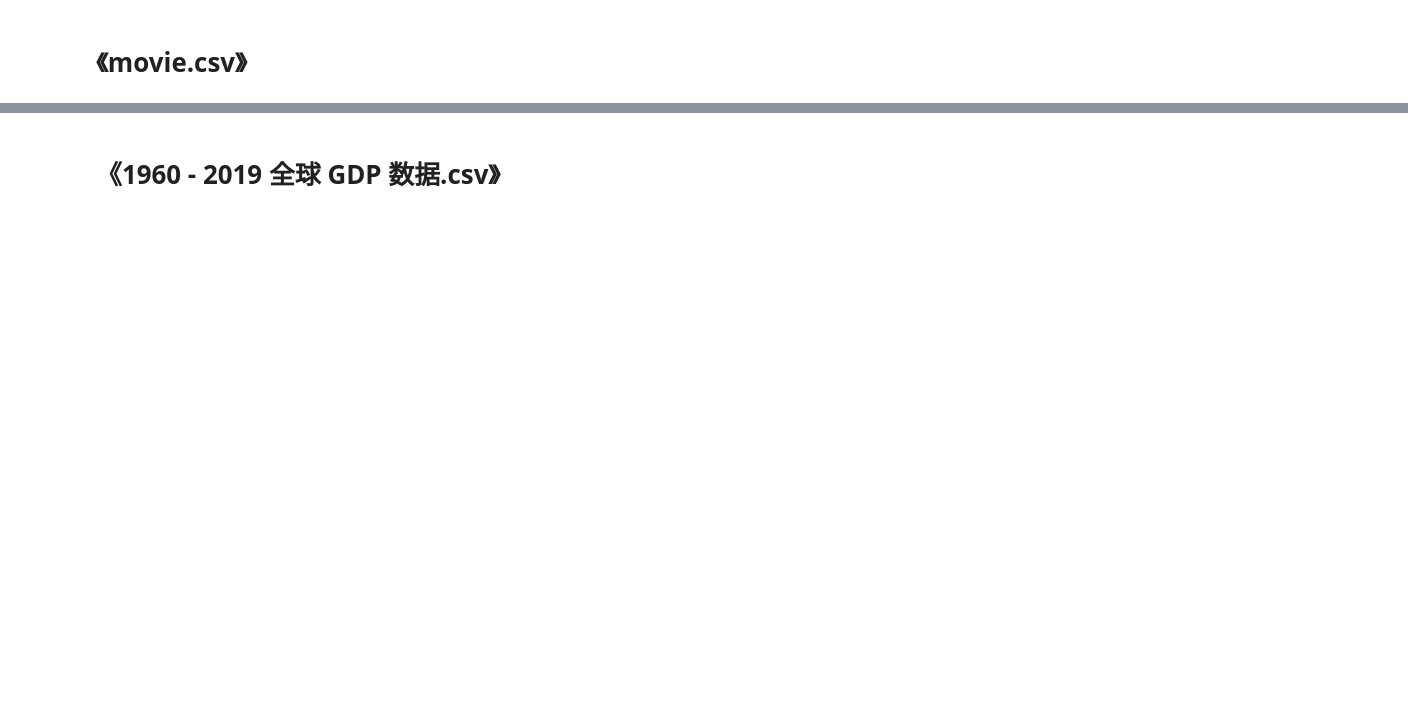
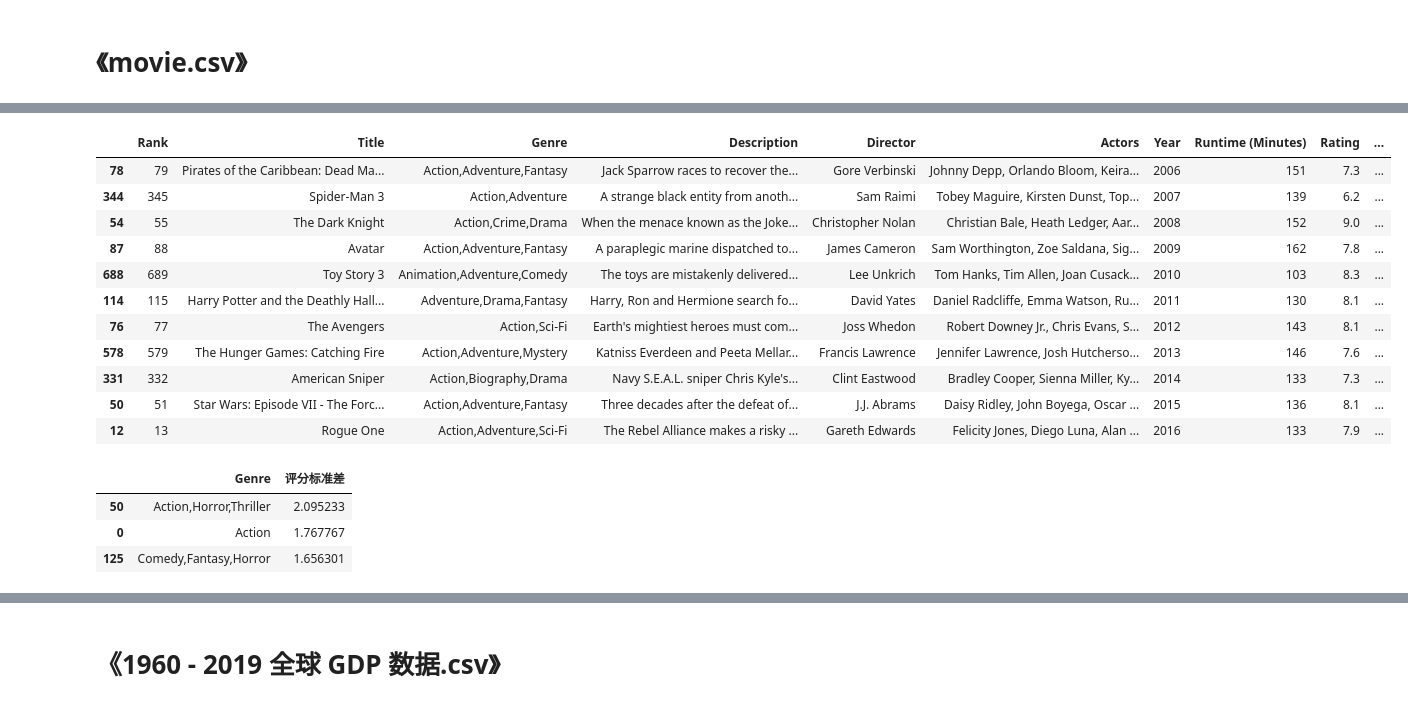
Before and after one commit to xlg08/Python_fo, a Jupyter notebook: 02_数据处理和统计分析/day11_matplotlib/day_11/day_11.ipynb, the cells around one changed output, grey strips where cells are left out. Drawn from its saved outputs; the diff is of its cells as text; code cells hidden in the pictures; blank space fills up the shorter version.

```diff
--- a/02_数据处理和统计分析/day11_matplotlib/day_11/day_11.ipynb
+++ b/02_数据处理和统计分析/day11_matplotlib/day_11/day_11.ipynb
@@ -43,0 +82,34 @@ df
+# %%
+# 3.找出每年票房最高的电影及其票房金额，将结果保存为新的 DataFrame。
+# 方法一：
+df.sort_values(by=['Year', 'Revenue (Millions)'], ascending=[True, False]).groupby('Year').head(1)
+# 方法二：
+df3 = df.groupby('Year').agg({
+    'Revenue (Millions)': 'max'
+})
+df3_1 = pd.merge(df3, df, on=['Revenue (Millions)', 'Year'])[['Title', 'Year', 'Revenue (Millions)']]
+# 方法三
+df3_1 = pd.merge(df3, df, on=['Revenue (Millions)', 'Year'])[['Title', 'Year', 'Revenue (Millions)']]
+# %% [output]
+|  | Rank | Title | Genre | Description | Director | Actors | Year | Runtime (Minutes) | Rating | ... |
+| 78 | 79 | Pirates of the Caribbean: Dead Ma... | Action,Adventure,Fantasy | Jack Sparrow races to recover the... | Gore Verbinski | Johnny Depp, Orlando Bloom, Keira... | 2006 | 151 | 7.3 | ... |
+| 344 | 345 | Spider-Man 3 | Action,Adventure | A strange black entity from anoth... | Sam Raimi | Tobey Maguire, Kirsten Dunst, Top... | 2007 | 139 | 6.2 | ... |
+| 54 | 55 | The Dark Knight | Action,Crime,Drama | When the menace known as the Joke... | Christopher Nolan | Christian Bale, Heath Ledger, Aar... | 2008 | 152 | 9.0 | ... |
+| 87 | 88 | Avatar | Action,Adventure,Fantasy | A paraplegic marine dispatched to... | James Cameron | Sam Worthington, Zoe Saldana, Sig... | 2009 | 162 | 7.8 | ... |
+| 688 | 689 | Toy Story 3 | Animation,Adventure,Comedy | The toys are mistakenly delivered... | Lee Unkrich | Tom Hanks, Tim Allen, Joan Cusack... | 2010 | 103 | 8.3 | ... |
+| 114 | 115 | Harry Potter and the Deathly Hall... | Adventure,Drama,Fantasy | Harry, Ron and Hermione search fo... | David Yates | Daniel Radcliffe, Emma Watson, Ru... | 2011 | 130 | 8.1 | ... |
+| 76 | 77 | The Avengers | Action,Sci-Fi | Earth's mightiest heroes must com... | Joss Whedon | Robert Downey Jr., Chris Evans, S... | 2012 | 143 | 8.1 | ... |
+| 578 | 579 | The Hunger Games: Catching Fire | Action,Adventure,Mystery | Katniss Everdeen and Peeta Mellar... | Francis Lawrence | Jennifer Lawrence, Josh Hutcherso... | 2013 | 146 | 7.6 | ... |
+| 331 | 332 | American Sniper | Action,Biography,Drama | Navy S.E.A.L. sniper Chris Kyle's... | Clint Eastwood | Bradley Cooper, Sienna Miller, Ky... | 2014 | 133 | 7.3 | ... |
+| 50 | 51 | Star Wars: Episode VII - The Forc... | Action,Adventure,Fantasy | Three decades after the defeat of... | J.J. Abrams | Daisy Ridley, John Boyega, Oscar ... | 2015 | 136 | 8.1 | ... |
+| 12 | 13 | Rogue One | Action,Adventure,Sci-Fi | The Rebel Alliance makes a risky ... | Gareth Edwards | Felicity Jones, Diego Luna, Alan ... | 2016 | 133 | 7.9 | ... |
+# %%
+# 4.计算每种电影类型的评分标准差，按标准差从大到小排序，取前 3 种类型。
+g_df = df.groupby('Genre')['Rating'].std().reset_index(name='评分标准差')
+df4 = g_df.sort_values(by='评分标准差',ascending=False).head(3)
+df4
+# %% [output]
+|  | Genre | 评分标准差 |
+| 50 | Action,Horror,Thriller | 2.095233 |
+| 0 | Action | 1.767767 |
+| 125 | Comedy,Fantasy,Horror | 1.656301 |
```
Also changed, not shown: parts of 38 cells of this notebook, 6 other files.
